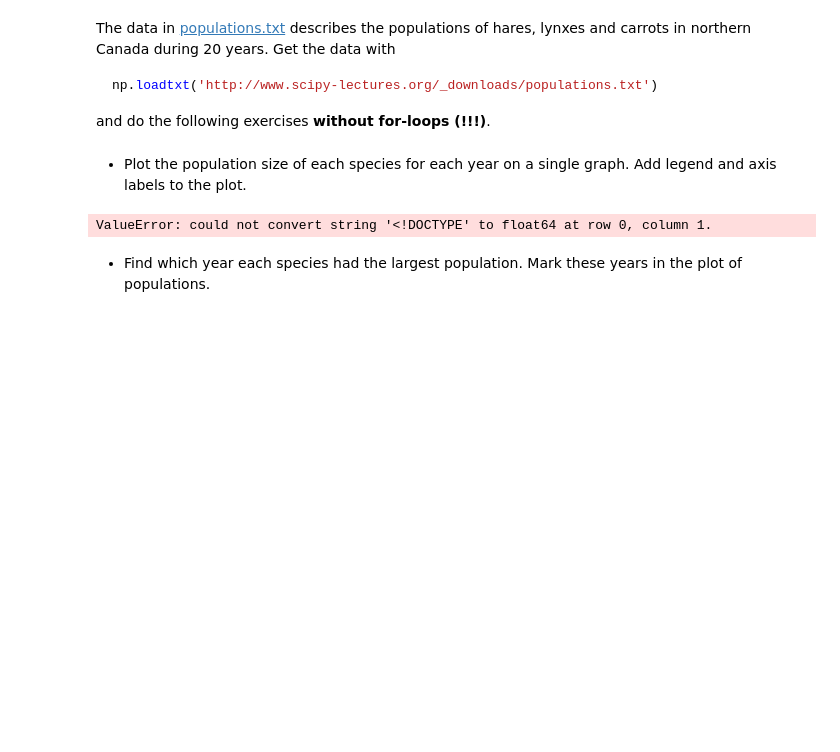
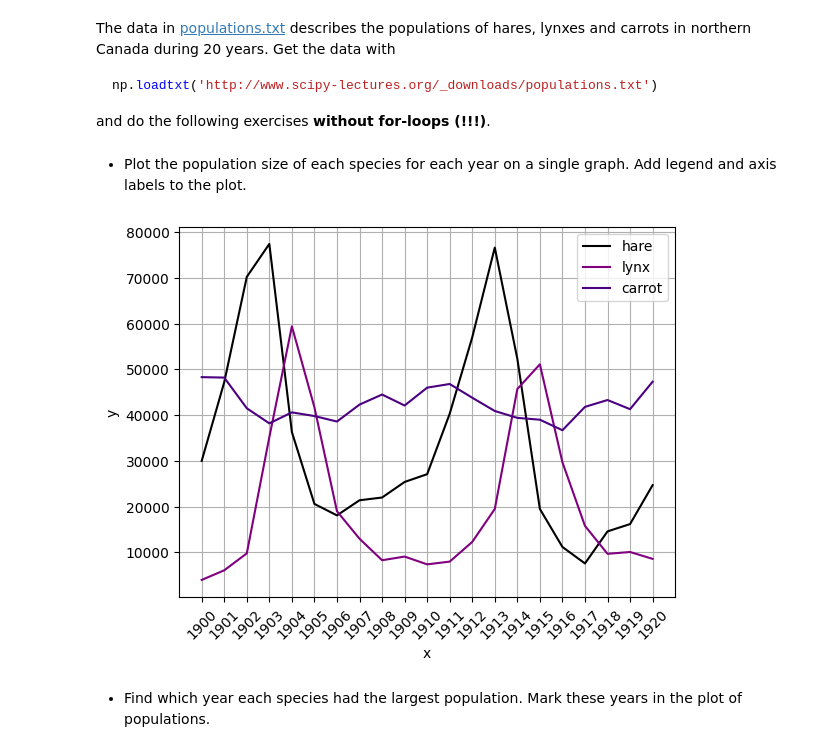
Before and after one commit to Mugetsu-Nuckie/dzstatprac, a Jupyter notebook: dz2.ipynb, the cells around one changed output. Cells and saved outputs as stored; diff of their text form; code cells hidden in the pictures; blank space fills up the shorter version.

```diff
--- a/dz2.ipynb
+++ b/dz2.ipynb
@@ -77,21 +77,23 @@ np.loadtxt('http://www.scipy-lectures.org/_downloads/populations.txt')
 and do the following exercises **without for-loops (!!!)**.
 # %% [markdown]
 - Plot the population size of each species for each year on a single graph. Add legend and axis labels to the plot.
-# %%
-np.loadtxt('https://drive.google.com/file/d/1dRo3_tX0lP_1KWt6u1wvR147XAjFx7D6/view?usp=sharing')
-plt.figure(figsize=(10, 6))
-plt.plot(df['year'], df['hare'], marker='o', label='Зайцы')
-plt.plot(df['year'], df['lynx'], marker='s', label='Рыси')
-plt.plot(df['year'], df['carrot'], marker='^', label='Морковь')
-
-plt.xlabel('Год')
-plt.ylabel('Численность популяции')
-plt.title('Динамика численности зайцев, рысей и урожая моркови')
-plt.legend()
-plt.grid(True, linestyle='--', alpha=0.6)
-
-plt.show()
-# %% [output]
-ValueError: could not convert string '<!DOCTYPE' to float64 at row 0, column 1.
+# %%
+import numpy as np
+import matplotlib.pyplot as plt
+data = np.loadtxt('populations.txt')
+column1 = data[:, 0]
+column2 = data[:, 1]
+column3 = data[:, 2]
+column4 = data[:, 3]
+plt.plot(column1, column2, "black", label = "hare")
+plt.plot(column1, column3, "purple", label = "lynx")
+plt.plot(column1, column4, "indigo", label = "carrot")
+plt.legend(loc="best")
+plt.xlabel('x')
+plt.ylabel('y')
+plt.xticks(column1, rotation=45)
+plt.grid(True)
+# %% [output]
+[figure, added]
 # %% [markdown]
 - Find which year each species had the largest population. Mark these years in the plot of populations.
```
Also changed, not shown: parts of 6 cells of this notebook.
